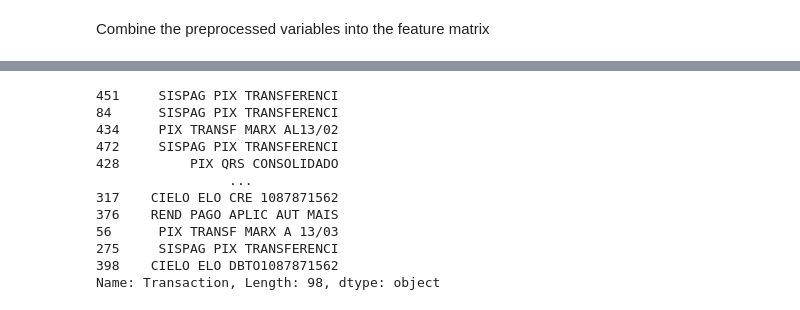
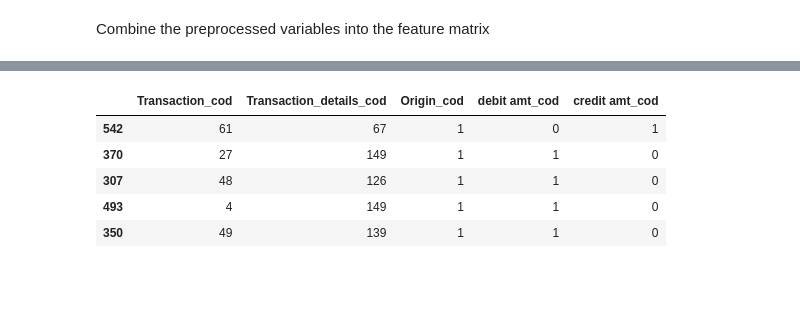
Before and after one commit to nathaliatvrs/Design_Thinking_Data_Products, a Jupyter notebook: Final_Project/codes/Nathalia_Tavares_Final_Project.ipynb, the cells around one changed output, grey strips where cells are left out. Cells and saved outputs as stored; diff of their text form; code cells hidden in the pictures; blank space fills up the shorter version.

```diff
--- a/Final_Project/codes/Nathalia_Tavares_Final_Project.ipynb
+++ b/Final_Project/codes/Nathalia_Tavares_Final_Project.ipynb
@@ -455,18 +540,12 @@ LogisticRegression()
 # %%
-X_test
+X_test.head()
 # %% [output]
-451     SISPAG PIX TRANSFERENCI
-84      SISPAG PIX TRANSFERENCI
-434     PIX TRANSF MARX AL13/02
-472     SISPAG PIX TRANSFERENCI
-428         PIX QRS CONSOLIDADO
-                 ...
-317    CIELO ELO CRE 1087871562
-376    REND PAGO APLIC AUT MAIS
-56      PIX TRANSF MARX A 13/03
-275     SISPAG PIX TRANSFERENCI
-398    CIELO ELO DBTO1087871562
-Name: Transaction, Length: 98, dtype: object
+|  | Transaction_cod | Transaction_details_cod | Origin_cod | debit amt_cod | credit amt_cod |
+| 542 | 61 | 67 | 1 | 0 | 1 |
+| 370 | 27 | 149 | 1 | 1 | 0 |
+| 307 | 48 | 126 | 1 | 1 | 0 |
+| 493 | 4 | 149 | 1 | 1 | 0 |
+| 350 | 49 | 139 | 1 | 1 | 0 |
 # %%
 y_test.head()
 # %% [output]
```
Also changed, not shown: parts of 70 cells of this notebook.
